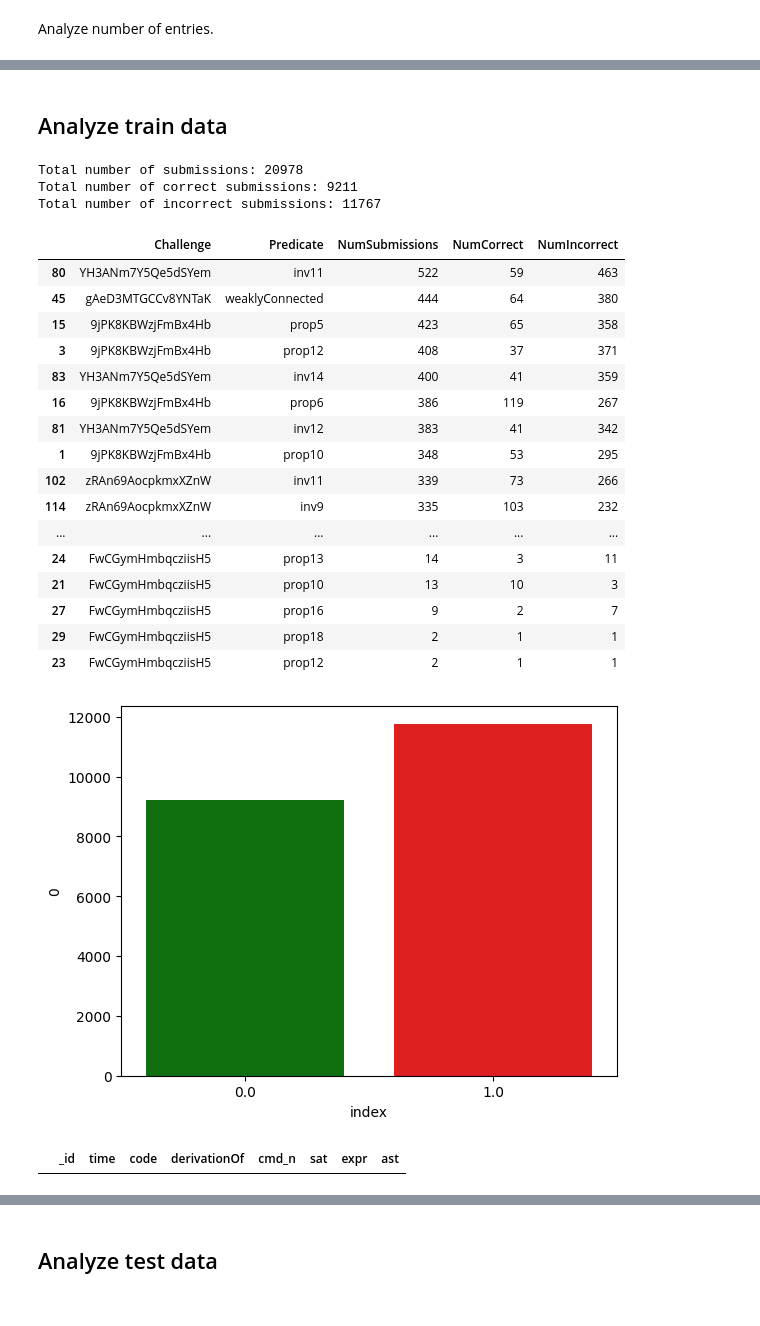
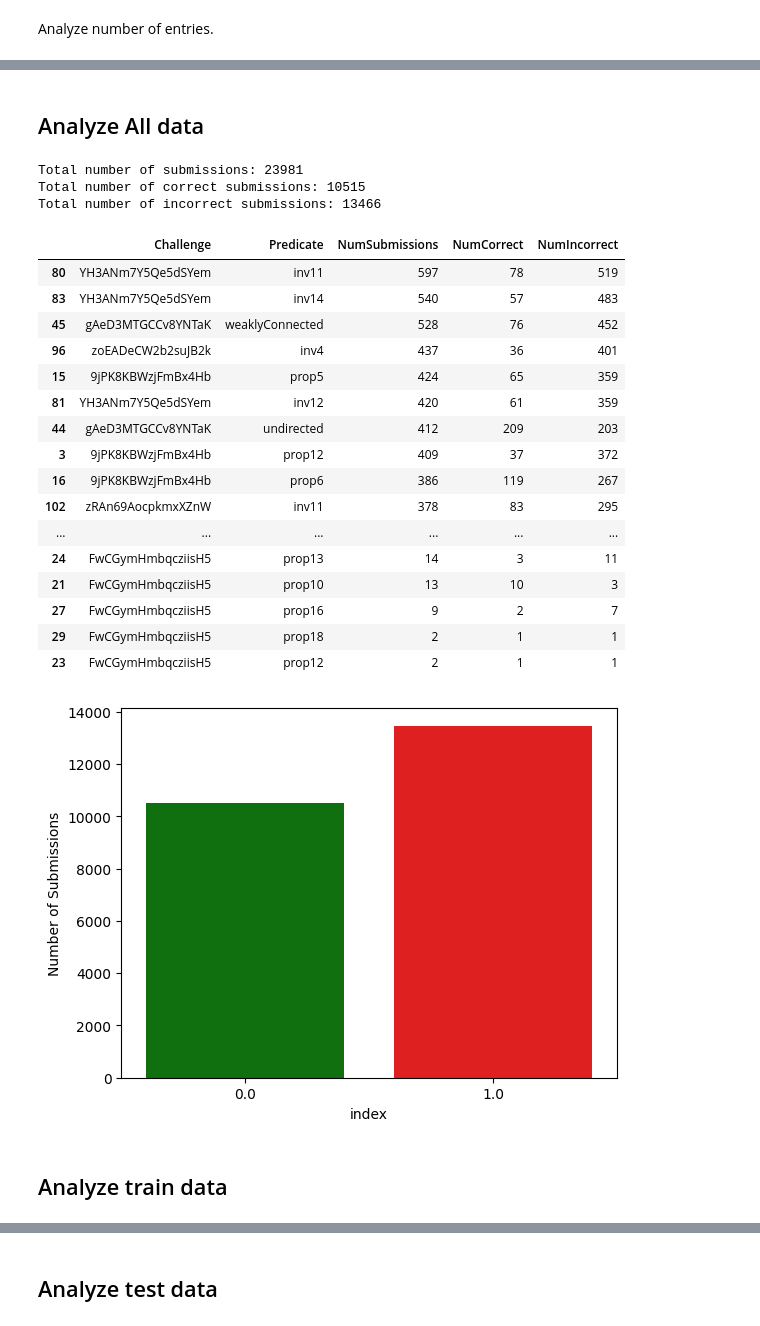
Before and after one commit to anaines14/HiGenA, a Jupyter notebook: data/data_analysis.ipynb, the cells around one changed output, grey strips where cells are left out. Saved outputs shown, nothing was run; the diff lists cells and outputs as text; code cells hidden in the pictures.

```diff
--- a/data/data_analysis.ipynb
+++ b/data/data_analysis.ipynb
@@ -140,32 +162,28 @@ analyzeRawData(raw_data)
+# %% [markdown]
+## Analyze All data
+# %%
+analyzePreparedData(allDfs)
+# %% [output]
+Total number of submissions: 23981
+Total number of correct submissions: 10515
+Total number of incorrect submissions: 13466
+|  | Challenge | Predicate | NumSubmissions | NumCorrect | NumIncorrect |
+| 80 | YH3ANm7Y5Qe5dSYem | inv11 | 597 | 78 | 519 |
+| 83 | YH3ANm7Y5Qe5dSYem | inv14 | 540 | 57 | 483 |
+| 45 | gAeD3MTGCCv8YNTaK | weaklyConnected | 528 | 76 | 452 |
+| 96 | zoEADeCW2b2suJB2k | inv4 | 437 | 36 | 401 |
+| 15 | 9jPK8KBWzjFmBx4Hb | prop5 | 424 | 65 | 359 |
+| 81 | YH3ANm7Y5Qe5dSYem | inv12 | 420 | 61 | 359 |
+| 44 | gAeD3MTGCCv8YNTaK | undirected | 412 | 209 | 203 |
+| 3 | 9jPK8KBWzjFmBx4Hb | prop12 | 409 | 37 | 372 |
+| 16 | 9jPK8KBWzjFmBx4Hb | prop6 | 386 | 119 | 267 |
+| 102 | zRAn69AocpkmxXZnW | inv11 | 378 | 83 | 295 |
+| ... | ... | ... | ... | ... | ... |
+| 24 | FwCGymHmbqcziisH5 | prop13 | 14 | 3 | 11 |
+| 21 | FwCGymHmbqcziisH5 | prop10 | 13 | 10 | 3 |
+| 27 | FwCGymHmbqcziisH5 | prop16 | 9 | 2 | 7 |
+| 29 | FwCGymHmbqcziisH5 | prop18 | 2 | 1 | 1 |
+| 23 | FwCGymHmbqcziisH5 | prop12 | 2 | 1 | 1 |
+[figure, added]
 # %% [markdown]
 ## Analyze train data
-# %%
-analyzePreparedData(trainDfs)
-# %% [output]
-Total number of submissions: 20978
-Total number of correct submissions: 9211
-Total number of incorrect submissions: 11767
-|  | Challenge | Predicate | NumSubmissions | NumCorrect | NumIncorrect |
-| 80 | YH3ANm7Y5Qe5dSYem | inv11 | 522 | 59 | 463 |
-| 45 | gAeD3MTGCCv8YNTaK | weaklyConnected | 444 | 64 | 380 |
-| 15 | 9jPK8KBWzjFmBx4Hb | prop5 | 423 | 65 | 358 |
-| 3 | 9jPK8KBWzjFmBx4Hb | prop12 | 408 | 37 | 371 |
-| 83 | YH3ANm7Y5Qe5dSYem | inv14 | 400 | 41 | 359 |
-| 16 | 9jPK8KBWzjFmBx4Hb | prop6 | 386 | 119 | 267 |
-| 81 | YH3ANm7Y5Qe5dSYem | inv12 | 383 | 41 | 342 |
-| 1 | 9jPK8KBWzjFmBx4Hb | prop10 | 348 | 53 | 295 |
-| 102 | zRAn69AocpkmxXZnW | inv11 | 339 | 73 | 266 |
-| 114 | zRAn69AocpkmxXZnW | inv9 | 335 | 103 | 232 |
-| ... | ... | ... | ... | ... | ... |
-| 24 | FwCGymHmbqcziisH5 | prop13 | 14 | 3 | 11 |
-| 21 | FwCGymHmbqcziisH5 | prop10 | 13 | 10 | 3 |
-| 27 | FwCGymHmbqcziisH5 | prop16 | 9 | 2 | 7 |
-| 29 | FwCGymHmbqcziisH5 | prop18 | 2 | 1 | 1 |
-| 23 | FwCGymHmbqcziisH5 | prop12 | 2 | 1 | 1 |
-[figure, removed]
-# %%
-df = trainDfs["zoEADeCW2b2suJB2k"]["inv4"]
-df[df["_id"] == "uBvS4dNpzkq6gCcLi"]
-df[df["_id"] == "S4Fzpaoi6twJpiZrh"]
-# %% [output]
-|  | _id | time | code | derivationOf | cmd_n | sat | expr | ast |
```
Also changed, not shown: parts of 19 cells of this notebook, 1 other file.
